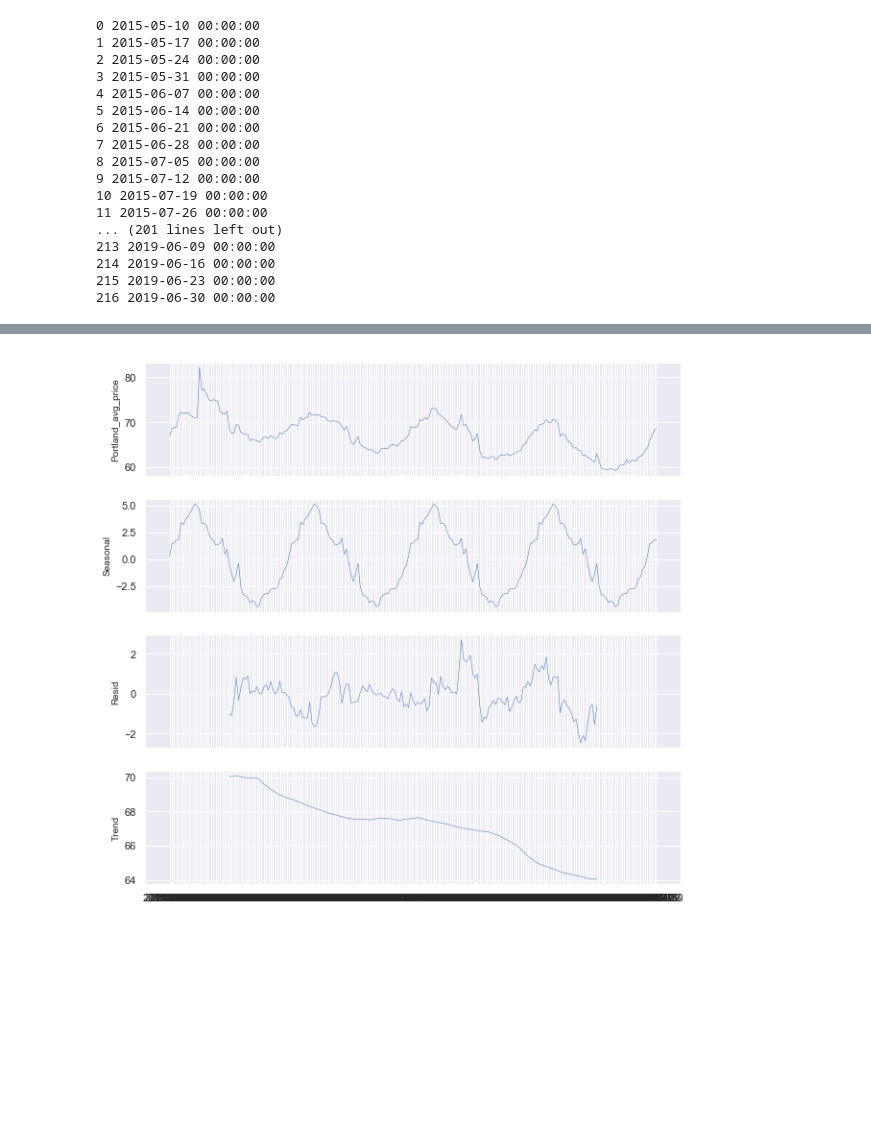
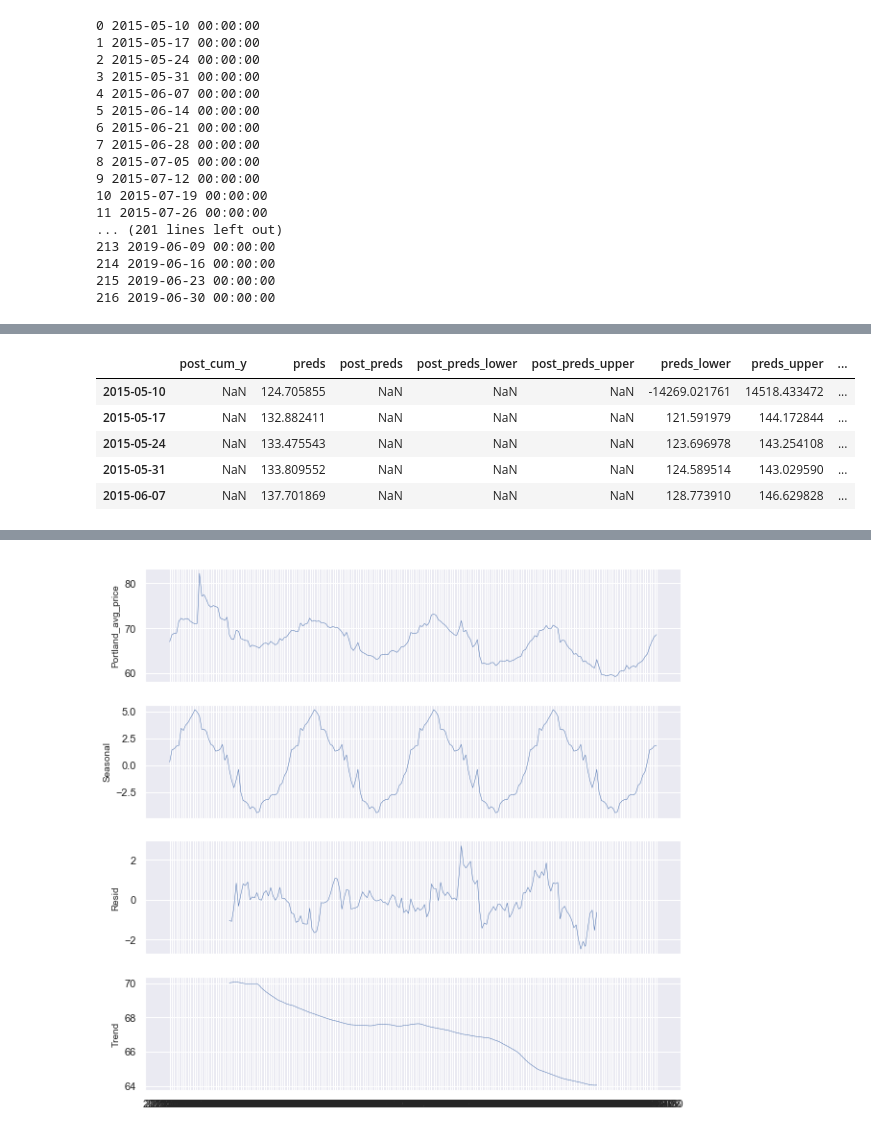
Before and after one commit to karensheng/Airbnb_Regulation, a Jupyter notebook: notebooks/Inference of Causal Impact_different library.ipynb, the cells around one changed output, grey strips where cells are left out. Saved outputs shown, nothing was run; the diff lists cells and outputs as text; code cells hidden in the pictures; blank space fills up the shorter version.

```diff
--- a/notebooks/Inference of Causal Impact_different library.ipynb
+++ b/notebooks/Inference of Causal Impact_different library.ipynb
@@ -114,6 +122,15 @@ Posterior prob. of a causal effect: 100.00%
 
 For more details run the command: print(impact.summary('report'))
 [figure]
+# %%
+ci.inferences.head()
+# %% [output]
+|  | post_cum_y | preds | post_preds | post_preds_lower | post_preds_upper | preds_lower | preds_upper | ... |
+| 2015-05-10 | NaN | 124.705855 | NaN | NaN | NaN | -14269.021761 | 14518.433472 | ... |
+| 2015-05-17 | NaN | 132.882411 | NaN | NaN | NaN | 121.591979 | 144.172844 | ... |
+| 2015-05-24 | NaN | 133.475543 | NaN | NaN | NaN | 123.696978 | 143.254108 | ... |
+| 2015-05-31 | NaN | 133.809552 | NaN | NaN | NaN | 124.589514 | 143.029590 | ... |
+| 2015-06-07 | NaN | 137.701869 | NaN | NaN | NaN | 128.773910 | 146.629828 | ... |
 # %%
 print(ci.summary(output='report'))
 # %% [output]
```
Also changed, not shown: parts of 5 cells of this notebook, 2 other files.
